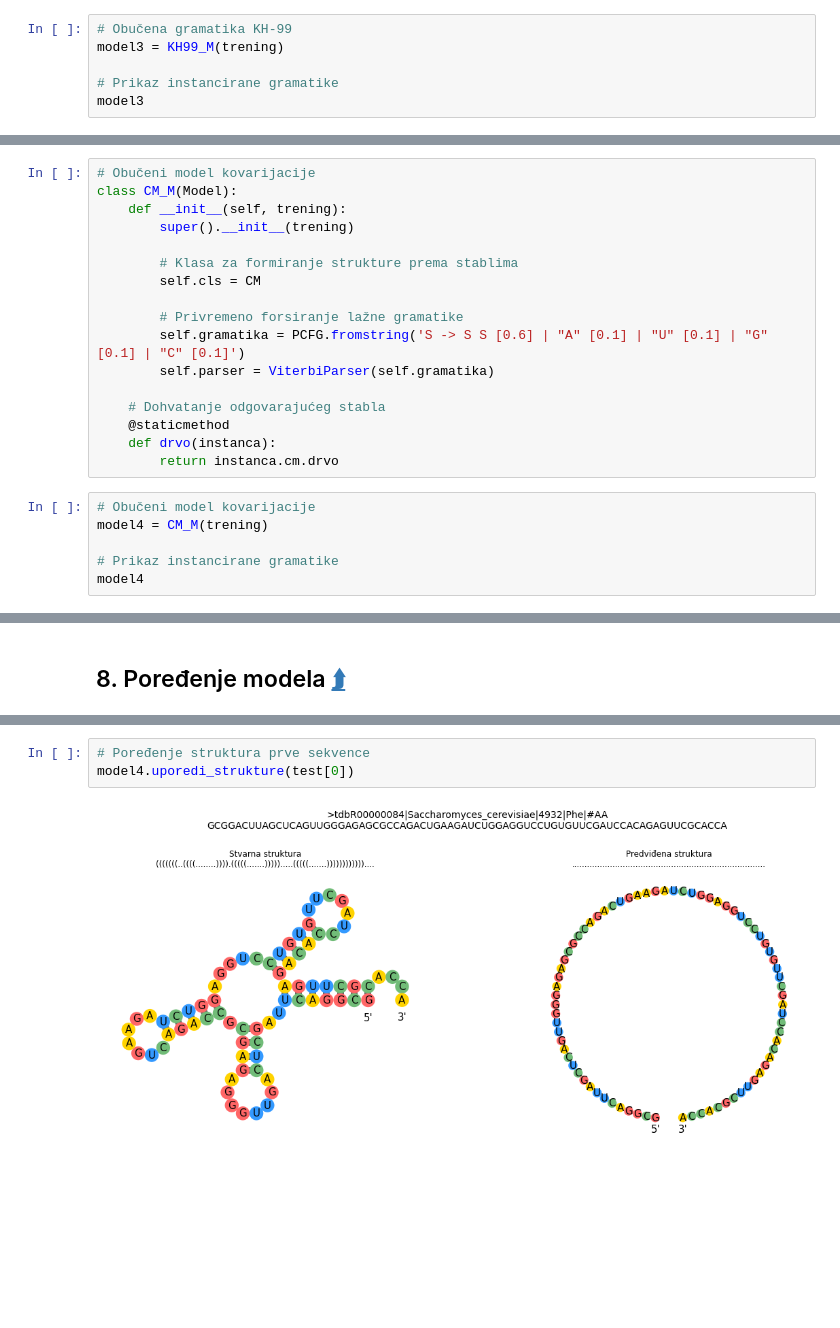
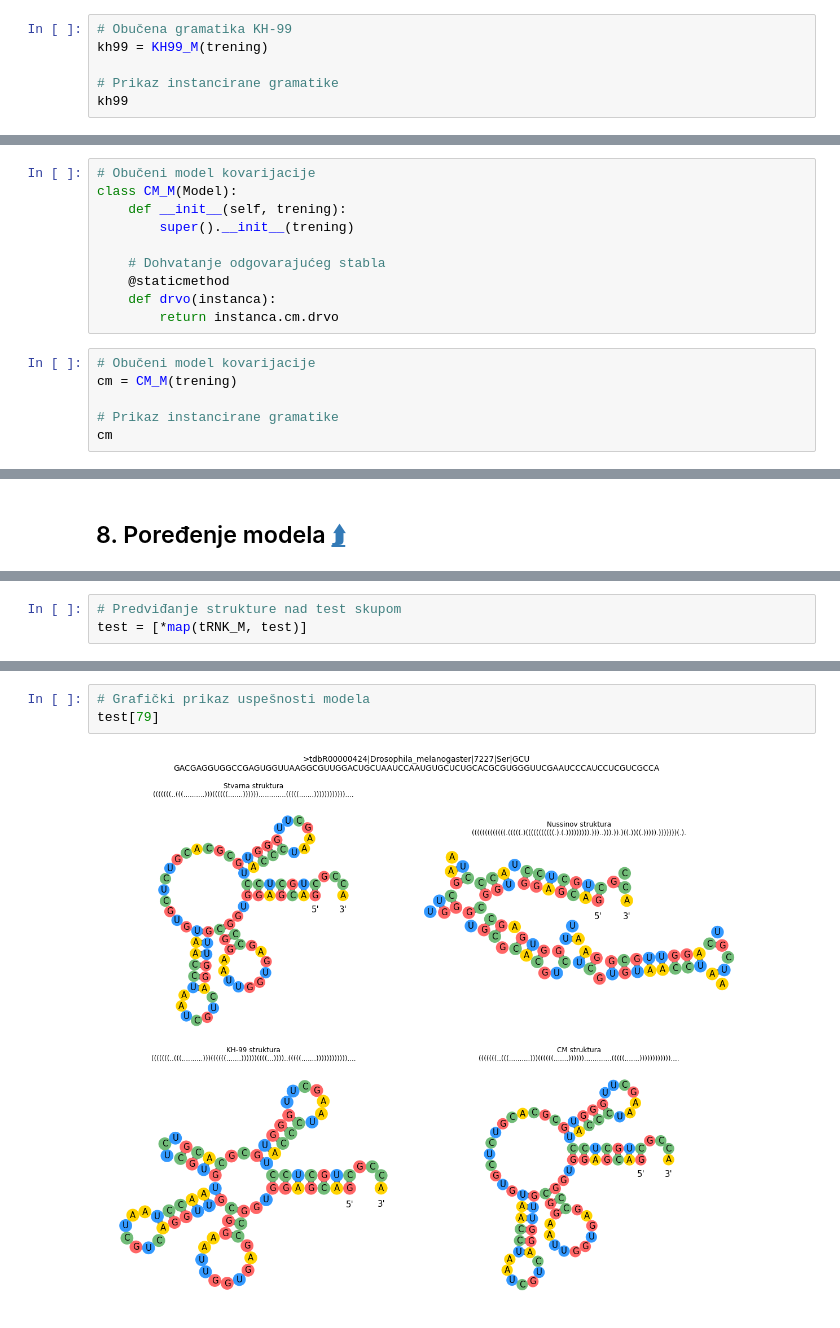
Before and after one commit to matfija/Sekundarna-struktura-tRNK, a Jupyter notebook: sveska/PCFG_za_tRNK.ipynb, the cells around one changed output, grey strips where cells are left out. Drawn from its saved outputs; the diff is of its cells as text; blank space fills up the shorter version.

```diff
--- a/sveska/PCFG_za_tRNK.ipynb
+++ b/sveska/PCFG_za_tRNK.ipynb
@@ -922,9 +883,9 @@ class KH99_M(Model):
         return instanca.kh99.drvo
 # %%
 # Obučena gramatika KH-99
-model3 = KH99_M(trening)
+kh99 = KH99_M(trening)
 
 # Prikaz instancirane gramatike
-model3
+kh99
 # %% [output]
 Grammar with 19 productions (start state = S)
@@ -955,21 +916,14 @@ class CM_M(Model):
     def __init__(self, trening):
         super().__init__(trening)
 
-        # Klasa za formiranje strukture prema stablima
-        self.cls = CM
-
-        # Privremeno forsiranje lažne gramatike
-        self.gramatika = PCFG.fromstring('S -> S S [0.6] | "A" [0.1] | "U" [0.1] | "G" [0.1] | "C" [0.1]')
-        self.parser = ViterbiParser(self.gramatika)
-
     # Dohvatanje odgovarajućeg stabla
     @staticmethod
     def drvo(instanca):
         return instanca.cm.drvo
 # %%
 # Obučeni model kovarijacije
-model4 = CM_M(trening)
+cm = CM_M(trening)
 
 # Prikaz instancirane gramatike
-model4
+cm
 # %% [output]
@@ -986 +1058,4 @@ Grammar with 5 productions (start state = S)
+# %%
+# Predviđanje strukture nad test skupom
+test = [*map(tRNK_M, test)]
 # %% [markdown]
@@ -1003,5 +1063,5 @@ model3.uporedi_strukture(test[0])
-# %%
-# Poređenje struktura prve sekvence
-model4.uporedi_strukture(test[0])
-# %% [output]
-[figure, removed]
+# %%
+# Grafički prikaz uspešnosti modela
+test[79]
+# %% [output]
+[figure, added]
```
Also changed, not shown: parts of 48 cells of this notebook, 4 other files.
